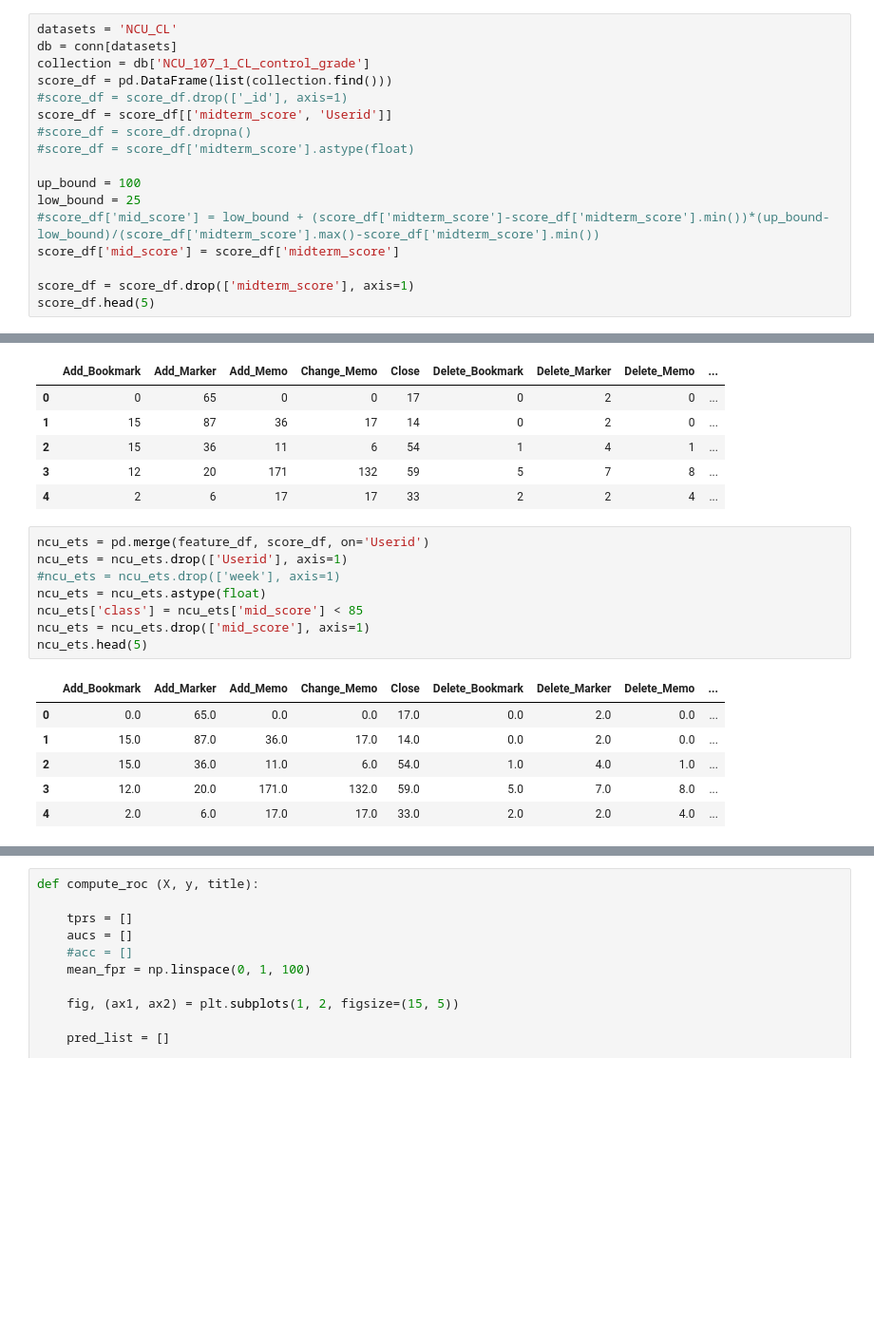
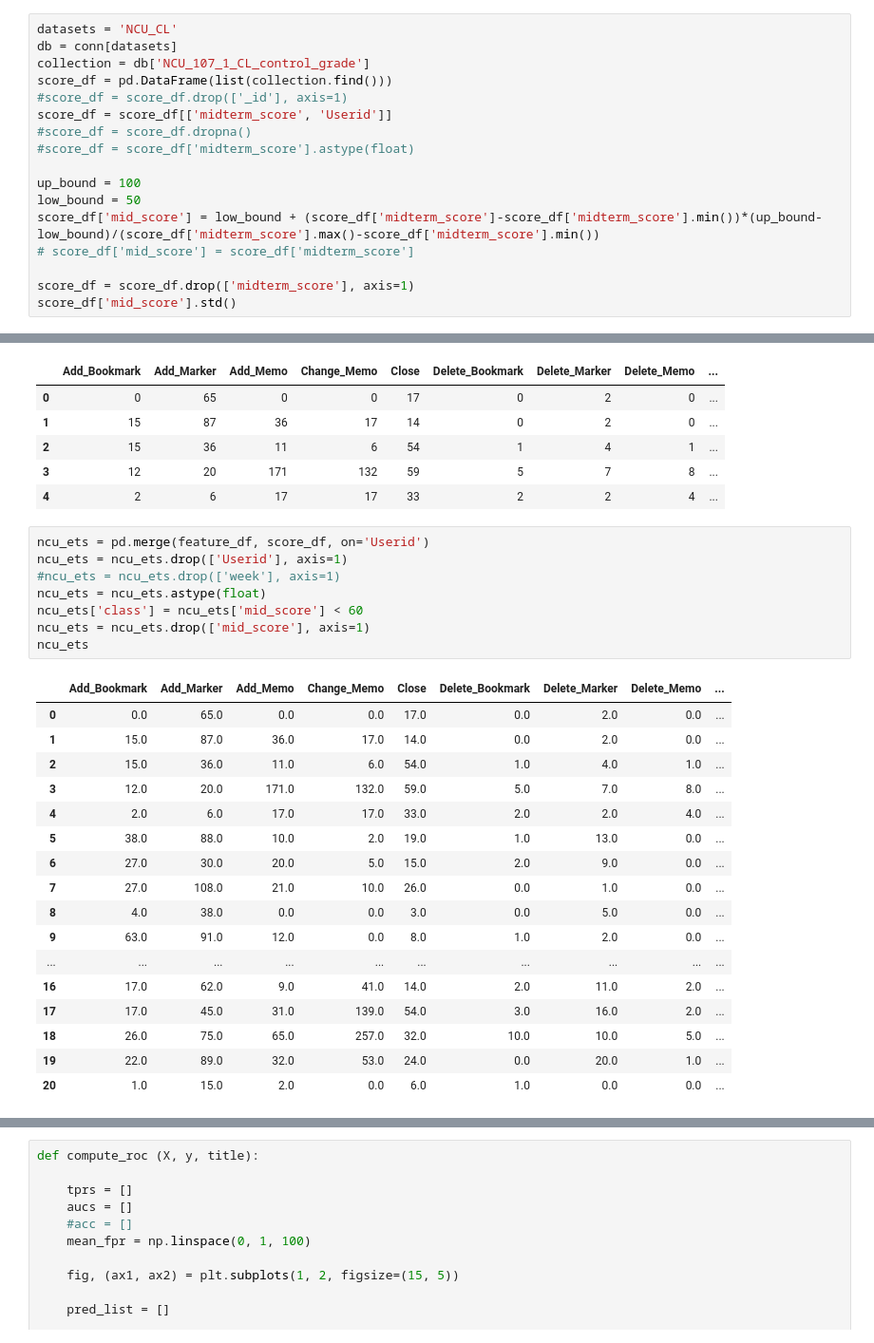
Before and after one commit to owen198/kslab, a Jupyter notebook: ds_comparision/ROC Curve - NCUx_CL.ipynb, the cells around one changed output, grey strips where cells are left out. Shown: that part at 95% size. Saved outputs shown, nothing was run; the diff lists cells and outputs as text; blank space fills up the shorter version.

```diff
--- a/ds_comparision/ROC Curve - NCUx_CL.ipynb
+++ b/ds_comparision/ROC Curve - NCUx_CL.ipynb
@@ -64,10 +64,10 @@ score_df = score_df[['midterm_score', 'Userid']]
 #score_df = score_df['midterm_score'].astype(float)
 
 up_bound = 100
-low_bound = 25
-#score_df['mid_score'] = low_bound + (score_df['midterm_score']-score_df['midterm_score'].min())*(up_bound-low_bound)/(score_df['midterm_score'].max()-score_df['midterm_score'].min())
-score_df['mid_score'] = score_df['midterm_score']
+low_bound = 50
+score_df['mid_score'] = low_bound + (score_df['midterm_score']-score_df['midterm_score'].min())*(up_bound-low_bound)/(score_df['midterm_score'].max()-score_df['midterm_score'].min())
+# score_df['mid_score'] = score_df['midterm_score']
 
 score_df = score_df.drop(['midterm_score'], axis=1)
-score_df.head(5)
+score_df['mid_score'].std()
 # %% [output]
@@ -101,18 +96,29 @@ feature_df.head(5)
 # %%
 ncu_ets = pd.merge(feature_df, score_df, on='Userid')
 ncu_ets = ncu_ets.drop(['Userid'], axis=1)
 #ncu_ets = ncu_ets.drop(['week'], axis=1)
 ncu_ets = ncu_ets.astype(float)
-ncu_ets['class'] = ncu_ets['mid_score'] < 85
+ncu_ets['class'] = ncu_ets['mid_score'] < 60
 ncu_ets = ncu_ets.drop(['mid_score'], axis=1)
-ncu_ets.head(5)
+ncu_ets
 # %% [output]
 |  | Add_Bookmark | Add_Marker | Add_Memo | Change_Memo | Close | Delete_Bookmark | Delete_Marker | Delete_Memo | ... |
 | 0 | 0.0 | 65.0 | 0.0 | 0.0 | 17.0 | 0.0 | 2.0 | 0.0 | ... |
 | 1 | 15.0 | 87.0 | 36.0 | 17.0 | 14.0 | 0.0 | 2.0 | 0.0 | ... |
 | 2 | 15.0 | 36.0 | 11.0 | 6.0 | 54.0 | 1.0 | 4.0 | 1.0 | ... |
 | 3 | 12.0 | 20.0 | 171.0 | 132.0 | 59.0 | 5.0 | 7.0 | 8.0 | ... |
 | 4 | 2.0 | 6.0 | 17.0 | 17.0 | 33.0 | 2.0 | 2.0 | 4.0 | ... |
+| 5 | 38.0 | 88.0 | 10.0 | 2.0 | 19.0 | 1.0 | 13.0 | 0.0 | ... |
+| 6 | 27.0 | 30.0 | 20.0 | 5.0 | 15.0 | 2.0 | 9.0 | 0.0 | ... |
+| 7 | 27.0 | 108.0 | 21.0 | 10.0 | 26.0 | 0.0 | 1.0 | 0.0 | ... |
+| 8 | 4.0 | 38.0 | 0.0 | 0.0 | 3.0 | 0.0 | 5.0 | 0.0 | ... |
+| 9 | 63.0 | 91.0 | 12.0 | 0.0 | 8.0 | 1.0 | 2.0 | 0.0 | ... |
+| ... | ... | ... | ... | ... | ... | ... | ... | ... | ... |
+| 16 | 17.0 | 62.0 | 9.0 | 41.0 | 14.0 | 2.0 | 11.0 | 2.0 | ... |
+| 17 | 17.0 | 45.0 | 31.0 | 139.0 | 54.0 | 3.0 | 16.0 | 2.0 | ... |
+| 18 | 26.0 | 75.0 | 65.0 | 257.0 | 32.0 | 10.0 | 10.0 | 5.0 | ... |
+| 19 | 22.0 | 89.0 | 32.0 | 53.0 | 24.0 | 0.0 | 20.0 | 1.0 | ... |
+| 20 | 1.0 | 15.0 | 2.0 | 0.0 | 6.0 | 1.0 | 0.0 | 0.0 | ... |
 # %%
 X = ncu_ets.drop(['class'], axis=1)
 X = X.values
```
Also changed, not shown: parts of 13 cells of this notebook, 14 other files.
